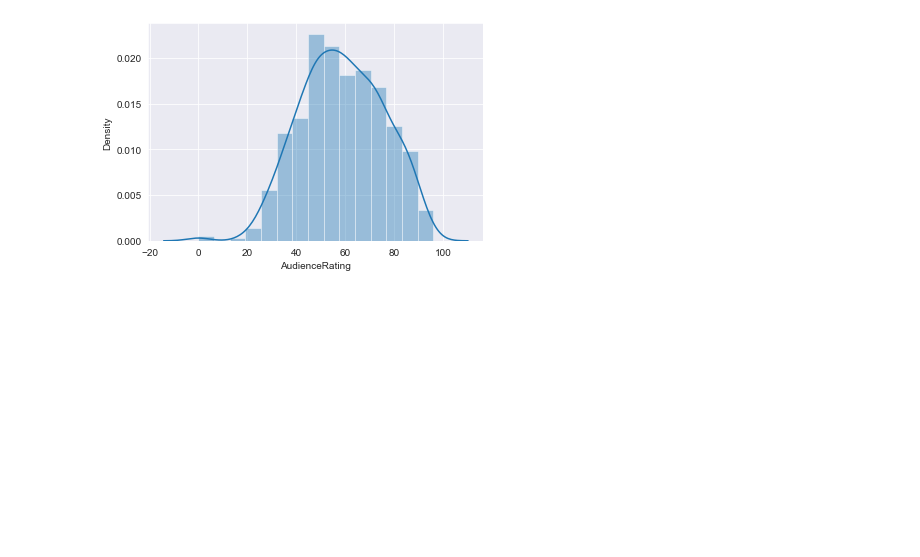
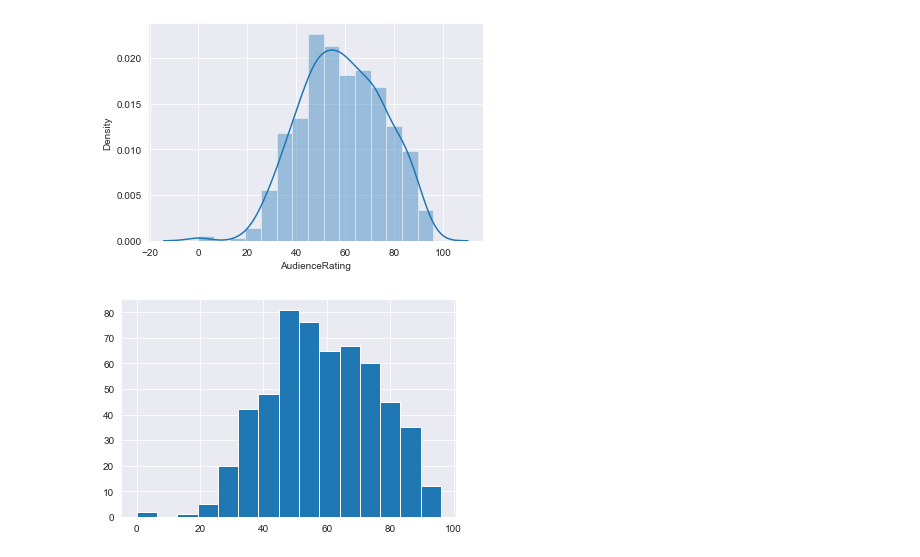
Before and after one commit to 07vikash/Movie-Rating-analysis, a Jupyter notebook: Movie-rating-analysis.ipynb, the cells around one changed output. Saved outputs shown, nothing was run; the diff lists cells and outputs as text; code cells hidden in the pictures; blank space fills up the shorter version.

```diff
--- a/Movie-rating-analysis.ipynb
+++ b/Movie-rating-analysis.ipynb
@@ -271,4 +271,6 @@ hist2 = sns.distplot(movieData.AudienceRating, bins= 15)
 # %% [output]
 [figure]
 # %%
-hist3 = plt.hist(movieData.AudienceRating)
+hist3 = plt.hist(movieData.AudienceRating, bins=15)
+# %% [output]
+[figure, added]
```
Also changed, not shown: parts of 3 cells of this notebook.
